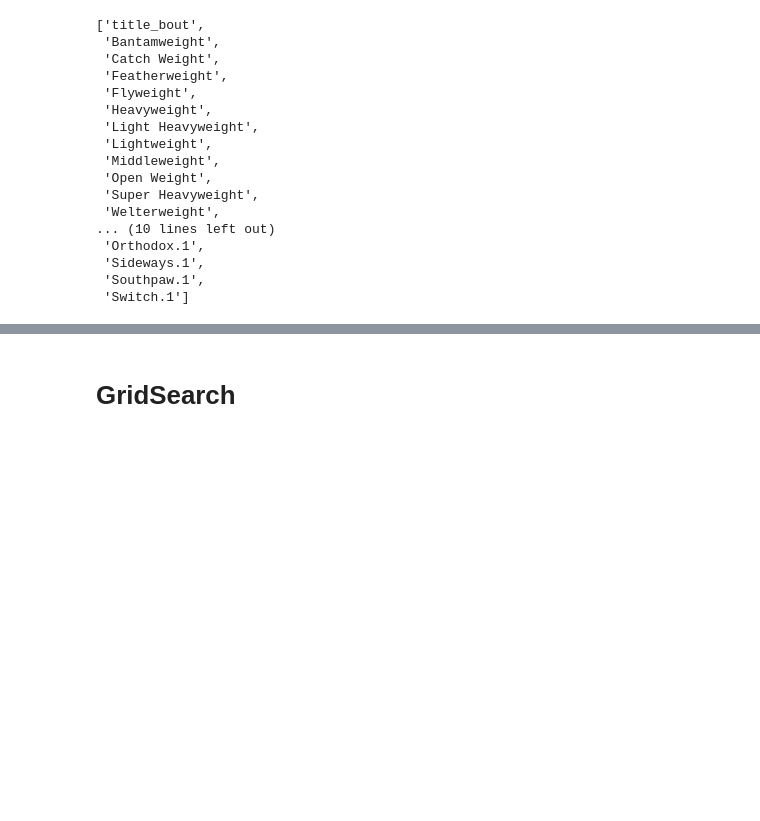
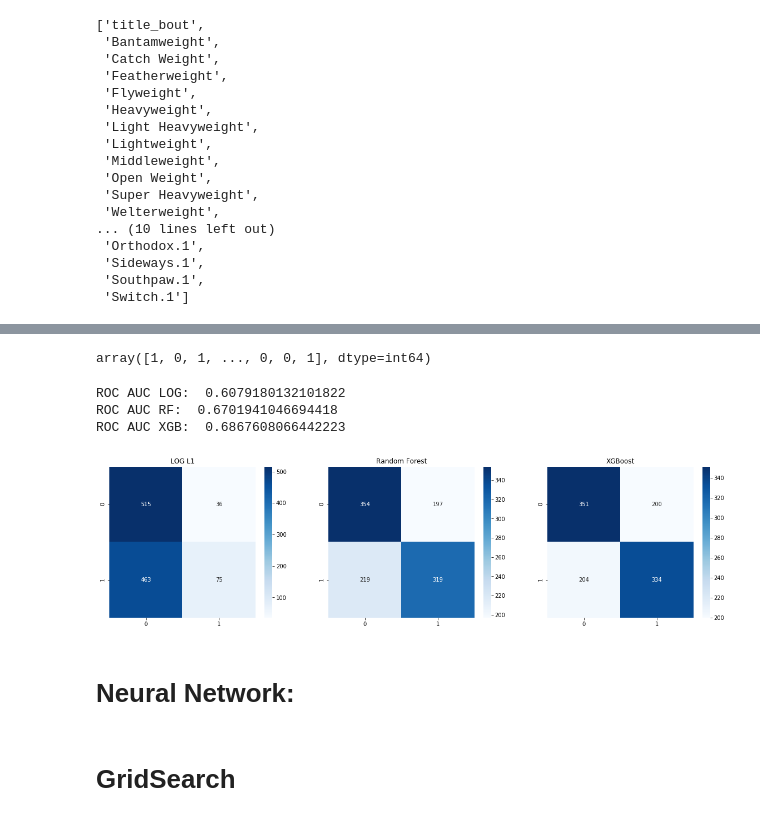
Before and after one commit to lancezeng947/UFC-Prediction, a Jupyter notebook: Model.ipynb, the cells around one changed output, grey strips where cells are left out. Saved outputs shown, nothing was run; the diff lists cells and outputs as text; code cells hidden in the pictures; blank space fills up the shorter version.

```diff
--- a/Model.ipynb
+++ b/Model.ipynb
@@ -464,0 +400,10 @@ X_scale_test
+# %%
+log_params = [{'penalty': ['l1', 'l2'],
+               'C': [.25, .5, .75, 1],
+               'max_iter': [1000],
+              'solver': ['liblinear']}
+    ]
+
+logGrid = GridSearchCV(LogisticRegression(), param_grid=log_params, cv=5, verbose=1)
+# %%
+logGrid.fit(X_scale_train, y_train)
@@ -464,0 +447,27 @@ X_scale_test
+# %%
+logGrid.predict(X_scale_test)
+# %% [output]
+array([1, 0, 1, ..., 0, 0, 1], dtype=int64)
+# %%
+f, ax = plt.subplots(1, 3, figsize = [20, 5])
+
+sns.heatmap(log_cm, annot=True, fmt = 'd', cmap = 'Blues', ax = ax[0])
+sns.heatmap(rf_cm, annot=True, fmt = 'd', cmap = 'Blues', ax = ax[1])
+sns.heatmap(xgb_cm, annot=True, fmt = 'd', cmap = 'Blues', ax = ax[2]);
+
+ax[0].set_title('LOG L1')
+ax[1].set_title('Random Forest')
+ax[2].set_title('XGBoost')
+
+#Relatively similar performance
+
+print('ROC AUC LOG: ', log_roc)
+print('ROC AUC RF: ', rf_roc)
+print('ROC AUC XGB: ', xgb_roc)
+# %% [output]
+ROC AUC LOG:  0.6079180132101822
+ROC AUC RF:  0.6701941046694418
+ROC AUC XGB:  0.6867608066442223
+[figure, added]
+# %% [markdown]
+# Neural Network:
```
Also changed, not shown: parts of 48 cells of this notebook, 5 other files.
